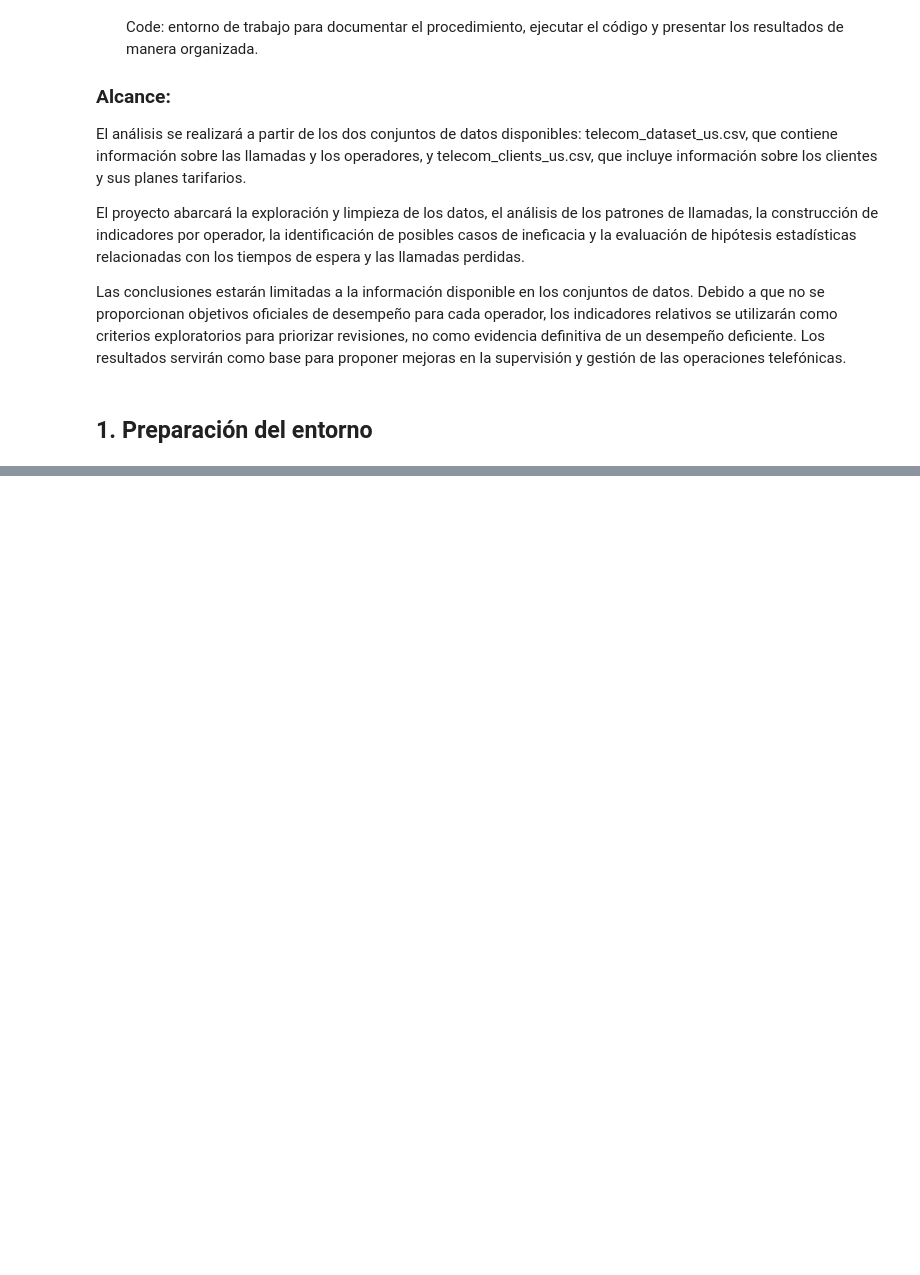
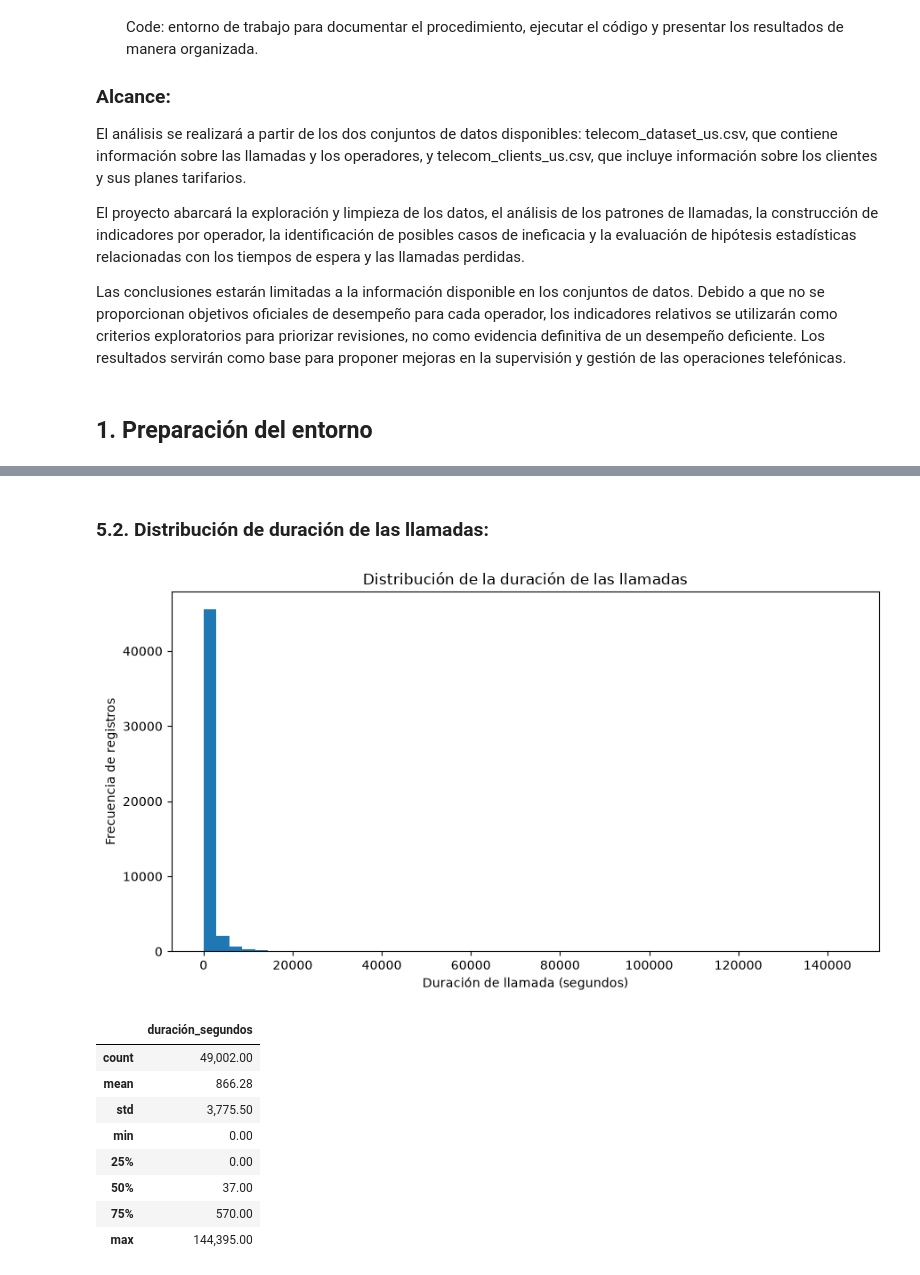
Before and after one commit to JessQ24/FINAL_PROJECT_DA, a Jupyter notebook: Telecomunicaciones- operadores ineficaces/telecomunicaciones_analysis.ipynb, the cells around one changed output, grey strips where cells are left out. Saved outputs shown, nothing was run; the diff lists cells and outputs as text; code cells hidden in the pictures; blank space fills up the shorter version.

```diff
--- a/Telecomunicaciones- operadores ineficaces/telecomunicaciones_analysis.ipynb
+++ b/Telecomunicaciones- operadores ineficaces/telecomunicaciones_analysis.ipynb
@@ -68,0 +339,25 @@ print('Archivo de clientes encontrado:', CLIENTS_PATH.exists())
+# %% [markdown]
+### 5.2. Distribución de duración de las llamadas:
+# %%
+duration_data = calls.loc[calls['call_duration'].notna() & (calls['call_duration'] >= 0), 'call_duration']
+
+fig, ax = plt.subplots(figsize=(9, 5))
+ax.hist(duration_data, bins=50)
+ax.set_title('Distribución de la duración de las llamadas')
+ax.set_xlabel('Duración de llamada (segundos)')
+ax.set_ylabel('Frecuencia de registros')
+plt.tight_layout()
+plt.show()
+
+display(duration_data.describe().to_frame('duración_segundos'))
+# %% [output]
+[figure, added]
+|  | duración_segundos |
+| count | 49,002.00 |
+| mean | 866.28 |
+| std | 3,775.50 |
+| min | 0.00 |
+| 25% | 0.00 |
+| 50% | 37.00 |
+| 75% | 570.00 |
+| max | 144,395.00 |
```
Also changed, not shown: parts of 37 cells of this notebook, 2 other files.
